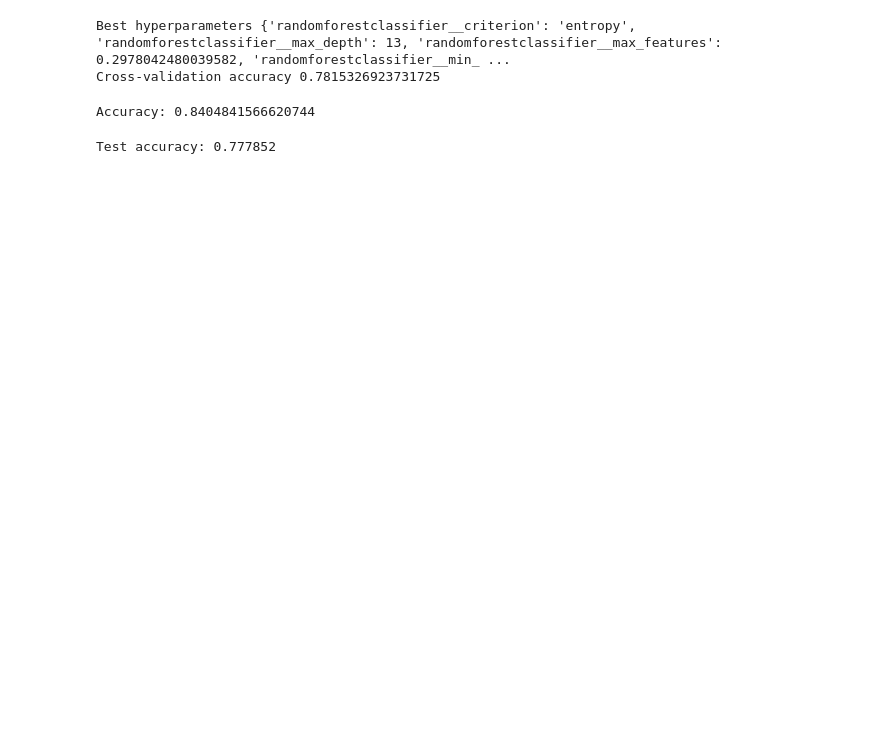
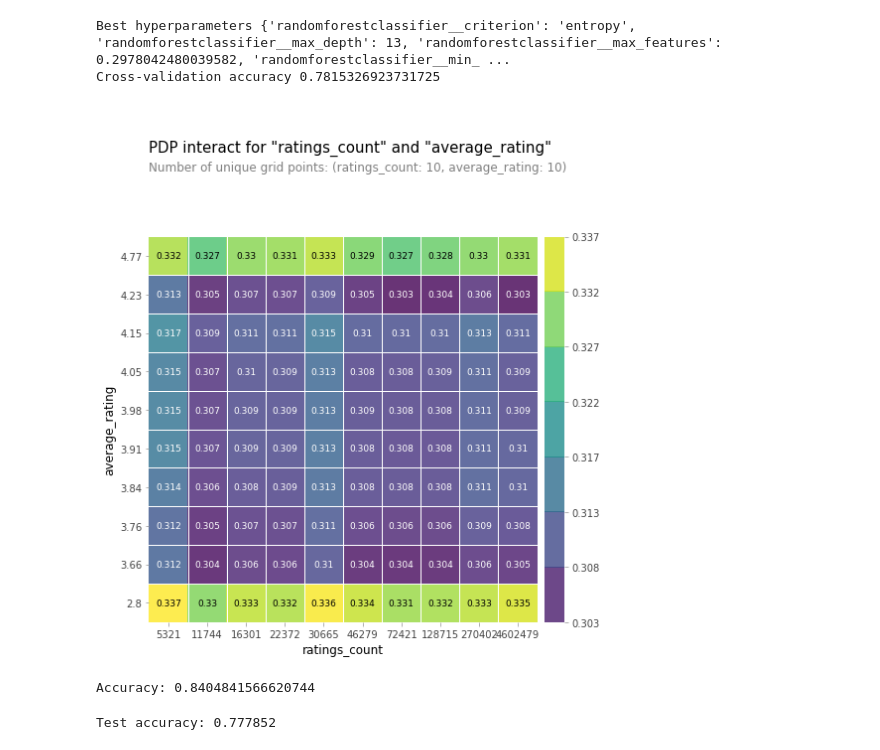
Before and after one commit to charlie-may86/Book-Model, a Jupyter notebook: book_model.ipynb, the cells around one changed output. Cells and saved outputs as stored; diff of their text form; code cells hidden in the pictures; blank space fills up the shorter version.

```diff
--- a/book_model.ipynb
+++ b/book_model.ipynb
@@ -93,11 +149,11 @@ df_merged.head()
 from sklearn.model_selection import train_test_split
 
 train_val, test = train_test_split(df_merged, train_size=0.85, test_size=0.15,
-                              stratify=df_merged['average_rating'], random_state=42)
+                              stratify=df_merged['read_next'], random_state=42)
 # %%
 #split train_val into a train and test set
 train, val = train_test_split(train_val, train_size=0.85, test_size=0.15,
-                              stratify=train_val['average_rating'], random_state=42)
+                              stratify=train_val['read_next'], random_state=42)
 # %%
 def wrangle(X):
 
@@ -105,7 +161,7 @@ def wrangle(X):
   X = X.copy()
 
   #create a new bool column which represents a 5 star rating
-  X['read_next'] = np.where(X['rating'] == 5, True, False)
+  # X['read_next'] = np.where(X['rating'] == 5, True, False)
 
   #convert original_publication_year to a data
   X['original_publication_year'] = pd.to_datetime(X['original_publication_year'], infer_datetime_format=True)
@@ -268,3 +298,18 @@ pipeline = make_pipeline(
                            max_features=0.2978042480039582, min_samples_leaf=3,
                            min_samples_split=6, n_estimators=78)
 )
+# %%
+features = ['ratings_count', 'average_rating']
+
+interact = pdp_interact(
+    model=pipeline,
+    dataset=X_val,
+    model_features=X_val.columns,
+    features=features
+)
+# %%
+PDP_plot = pdp_interact_plot(interact, plot_type='grid', feature_names=features)
+
+plt.savefig('PDP_plot.png', dpi=300);
+# %% [output]
+[figure, added]
```
Also changed, not shown: parts of 23 cells of this notebook.
